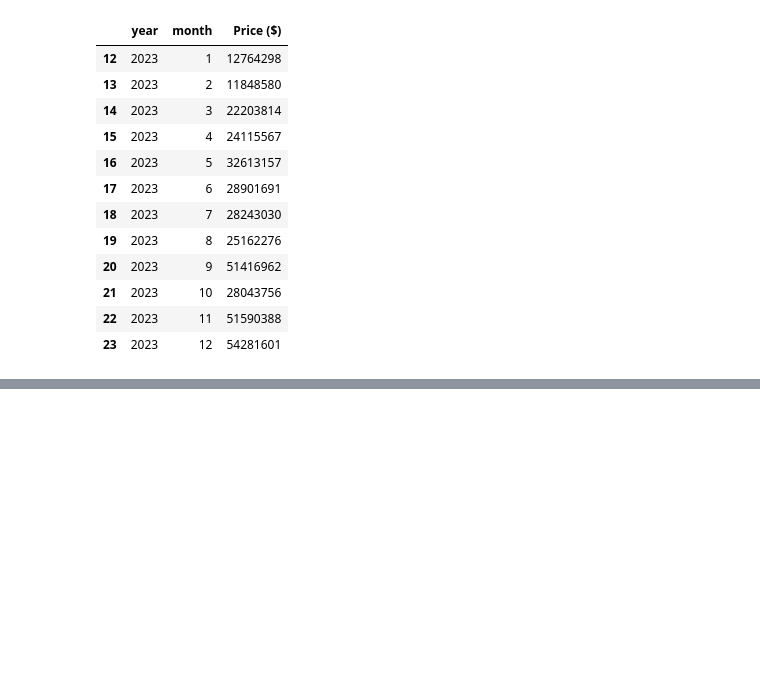
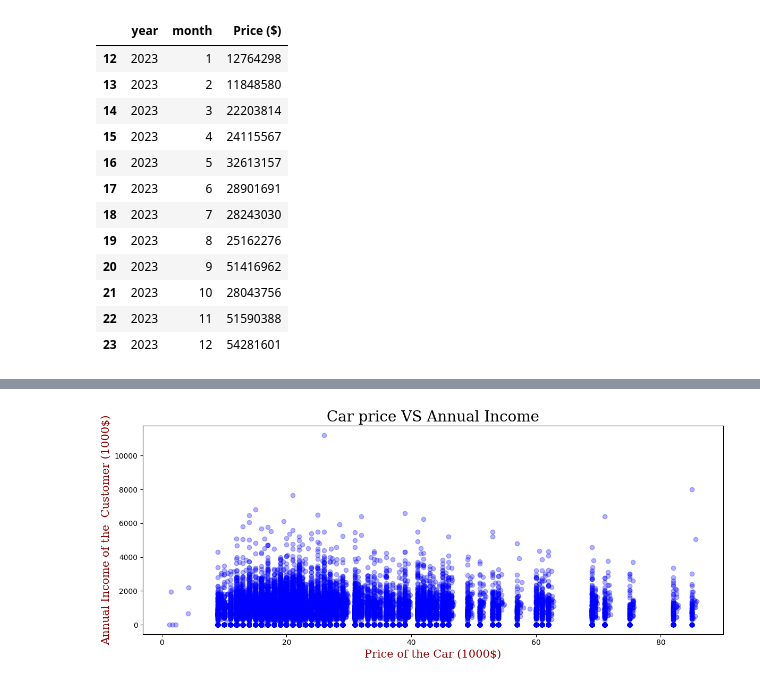
Before and after one commit to dontask1124/ANALYZING-CAR-SALES-DATA-USING-PYTHON, a Jupyter notebook: main.ipynb, the cells around one changed output, grey strips where cells are left out. Saved outputs shown, nothing was run; the diff lists cells and outputs as text; code cells hidden in the pictures; blank space fills up the shorter version.

```diff
--- a/main.ipynb
+++ b/main.ipynb
@@ -183,0 +195,10 @@ Revenue from car sales mainly increased sharply at the end of the year and at th
+# %%
+plt.figure(figsize=(12,5))
+plt.scatter(annualIncome_Vs_Price['Price'],annualIncome_Vs_Price['annualIncome'], color='blue', alpha=0.3)
+plt.title("Car price VS Annual Income", fontdict = font1, color = 'black')
+plt.xlabel("Price of the Car (1000$)", fontdict=font2)
+plt.ylabel("Annual Income of the  Customer (1000$)", fontdict=font2)
+plt.tight_layout()
+plt.show()
+# %% [output]
+[figure, added]
```
Also changed, not shown: parts of 6 cells of this notebook.
